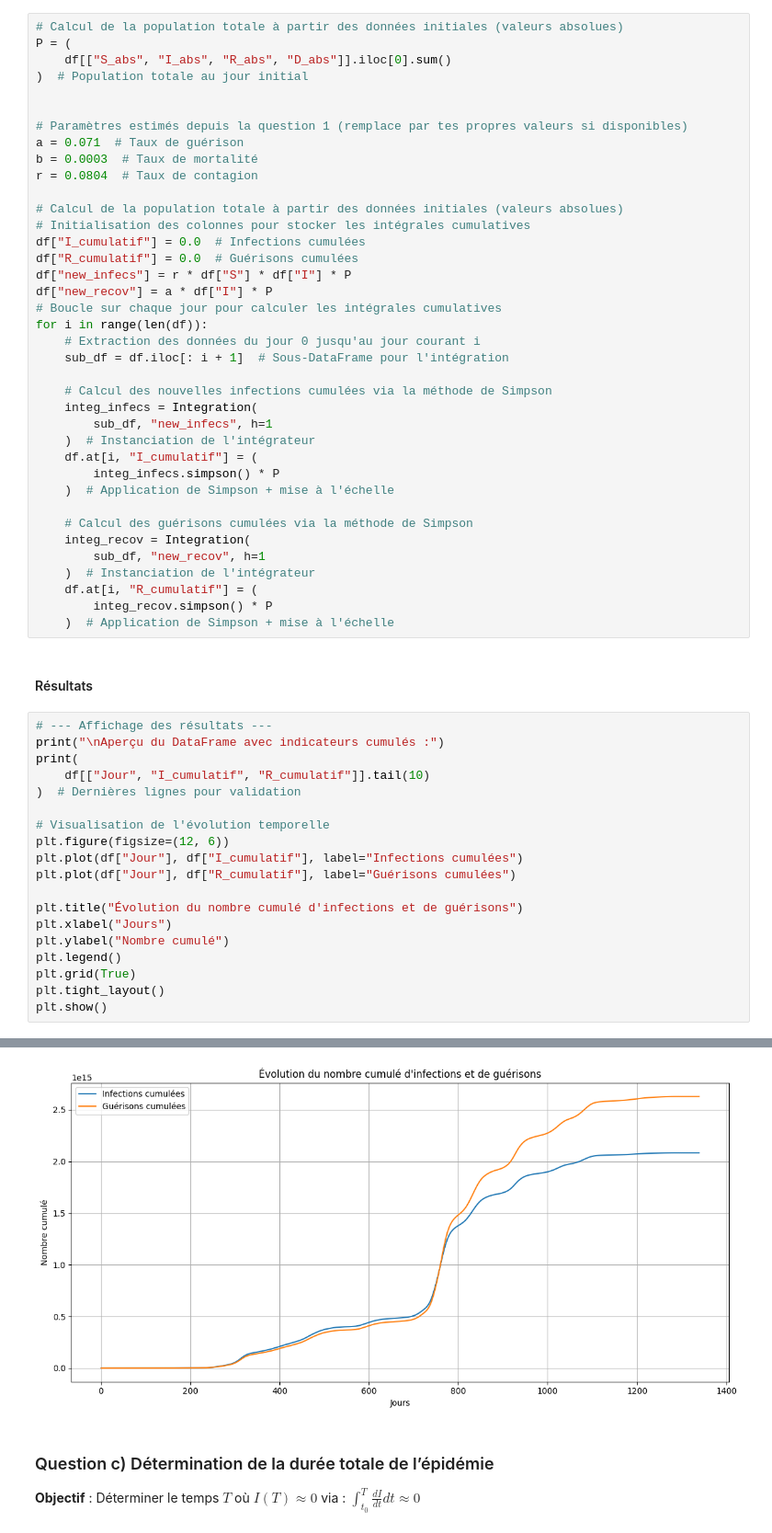
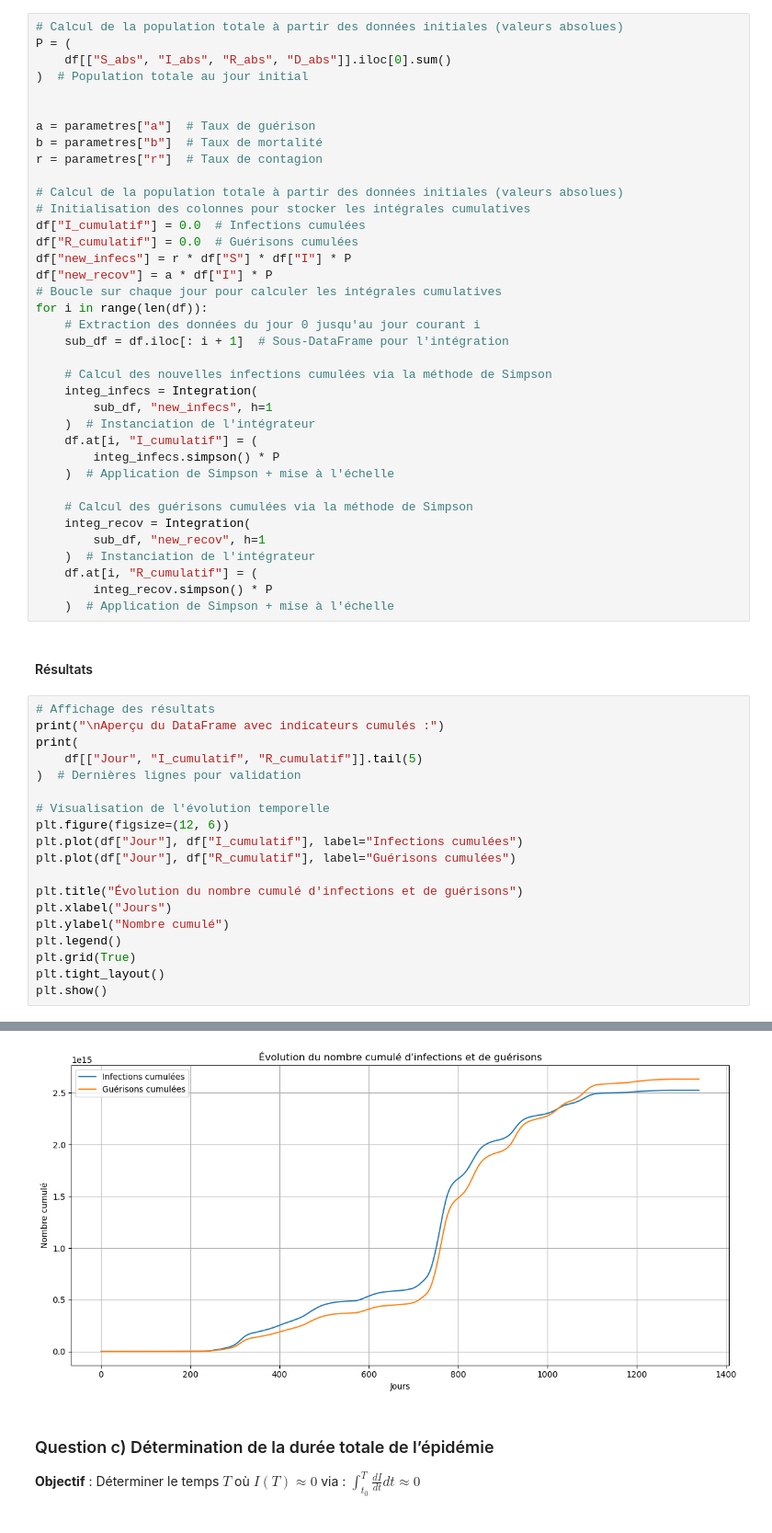
Before and after one commit to Adam-445/virus-spread-model, a Jupyter notebook: notebooks/4_Integration_Numerique.ipynb, the cells around one changed output, grey strips where cells are left out. Shown at 92% size. Saved outputs shown, nothing was run; the diff lists cells and outputs as text.

```diff
--- a/notebooks/4_Integration_Numerique.ipynb
+++ b/notebooks/4_Integration_Numerique.ipynb
@@ -48,10 +50,9 @@ P = (
 )  # Population totale au jour initial
 
 
-# Paramètres estimés depuis la question 1 (remplace par tes propres valeurs si disponibles)
-a = 0.071  # Taux de guérison
-b = 0.0003  # Taux de mortalité
-r = 0.0804  # Taux de contagion
+a = parametres["a"]  # Taux de guérison
+b = parametres["b"]  # Taux de mortalité
+r = parametres["r"]  # Taux de contagion
 
 # Calcul de la population totale à partir des données initiales (valeurs absolues)
 # Initialisation des colonnes pour stocker les intégrales cumulatives
@@ -82,10 +83,10 @@ for i in range(len(df)):
 # %% [markdown]
 #### Résultats
 # %%
-# --- Affichage des résultats ---
+# Affichage des résultats
 print("\nAperçu du DataFrame avec indicateurs cumulés :")
 print(
-    df[["Jour", "I_cumulatif", "R_cumulatif"]].tail(10)
+    df[["Jour", "I_cumulatif", "R_cumulatif"]].tail(5)
 )  # Dernières lignes pour validation
 
 # Visualisation de l'évolution temporelle
@@ -116,3 +112,3 @@ Aperçu du DataFrame avec indicateurs cumulés :
-[figure, old version]
+[figure, new version]
 # %% [markdown]
 ### Question c) Détermination de la durée totale de l’épidémie
```
Also changed, not shown: parts of 12 cells of this notebook, 2 other files.
